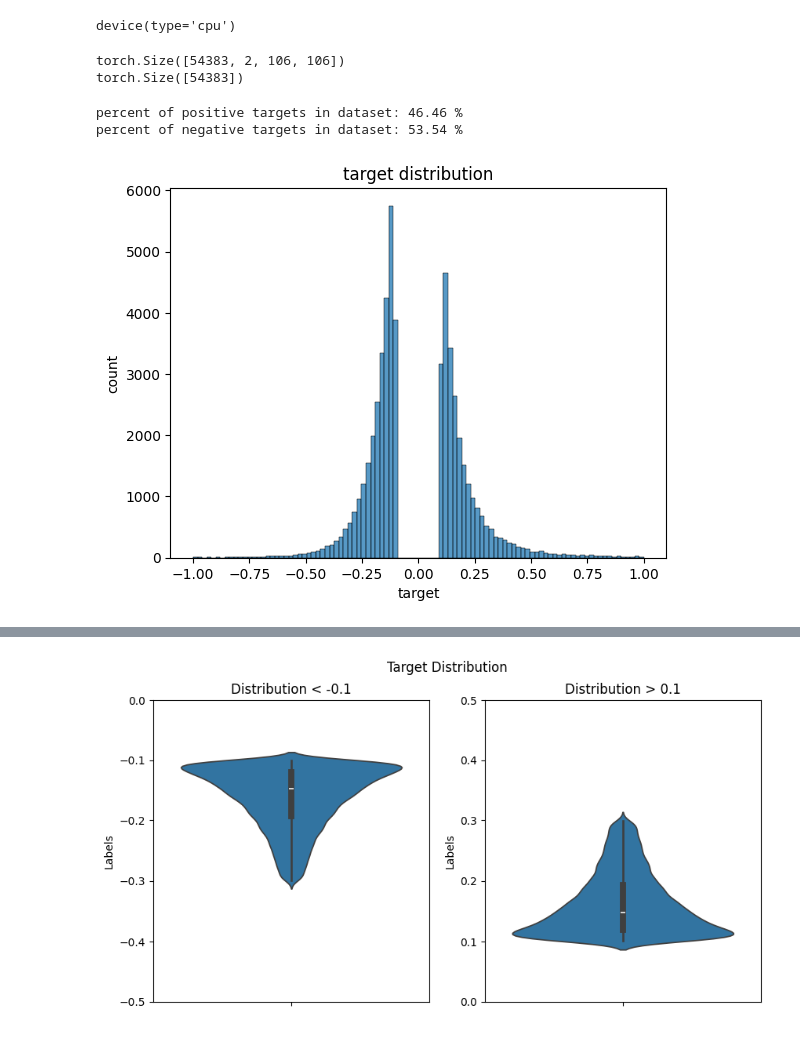
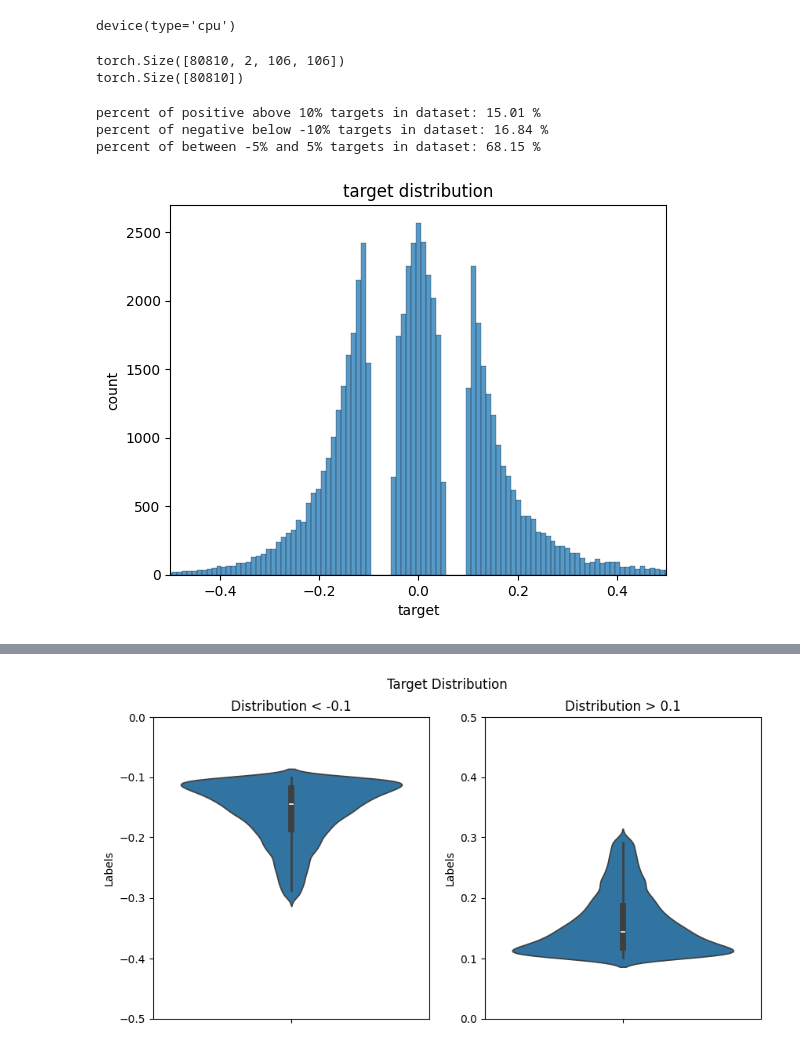
Before and after one commit to YanivAmir/stock-predicition-CNN, a Jupyter notebook: stocks_cnn.ipynb, the cells around one changed output, grey strips where cells are left out. Saved outputs shown, nothing was run; the diff lists cells and outputs as text; code cells hidden in the pictures.

```diff
--- a/stocks_cnn.ipynb
+++ b/stocks_cnn.ipynb
@@ -112,25 +68,27 @@ torch.save(images, savePath+'images_stocks0-2000_images0-54383_pool3.pt')
 # %%
 savePath ='/content/drive/MyDrive/myStocksSept2024/'
-images = torch.load(savePath+'images_stocks0-2000_images0-54383_pool3.pt')
-targets = torch.load(savePath+'labels_stocks0-2000_images0-54383_pool3.pt')
-images = images.float()
-targets = targets.float()
+images = torch.load(savePath+'images_allStocks_midAndExtremes_every3rdImg_pool3_asHalf.pt')
+targets = torch.load(savePath+'labels_allStocks_midAndExtremes_every3rdImg_pool3_asHalf.pt')
 print(images.shape)
 print(targets.shape)
 # %% [output]
-torch.Size([54383, 2, 106, 106])
-torch.Size([54383])
+torch.Size([80810, 2, 106, 106])
+torch.Size([80810])
 # %%
-print(f'percent of positive targets in dataset: {round((sum(targets>0.1)/len(targets)).detach().item()*100,2)} %')
-print(f'percent of negative targets in dataset: {round((sum(targets<-0.1)/len(targets)).detach().item()*100,2)} %')
+# Distribution of labels
+print(f'percent of positive above 10% targets in dataset: {round((sum(targets>=0.1)/len(targets)).detach().item()*100,2)} %')
+print(f'percent of negative below -10% targets in dataset: {round((sum(targets<=-0.1)/len(targets)).detach().item()*100,2)} %')
+print(f'percent of between -5% and 5% targets in dataset: {round((sum((0.1>targets)&(targets>-0.1))/len(targets)).detach().item()*100,2)} %')
 # %% [output]
-percent of positive targets in dataset: 46.46 %
-percent of negative targets in dataset: 53.54 %
+percent of positive above 10% targets in dataset: 15.01 %
+percent of negative below -10% targets in dataset: 16.84 %
+percent of between -5% and 5% targets in dataset: 68.15 %
 # %%
-sns.histplot(targets,bins=np.linspace(-1,1,100))
+sns.histplot(targets,bins=np.linspace(-1,1,200))
 plt.title('target distribution')
+plt.xlim(-0.5,0.5)
 plt.xlabel('target')
 plt.ylabel('count')
 plt.show()
 # %% [output]
-[figure, old version]
+[figure, new version]
```
Also changed, not shown: parts of 48 cells of this notebook.
